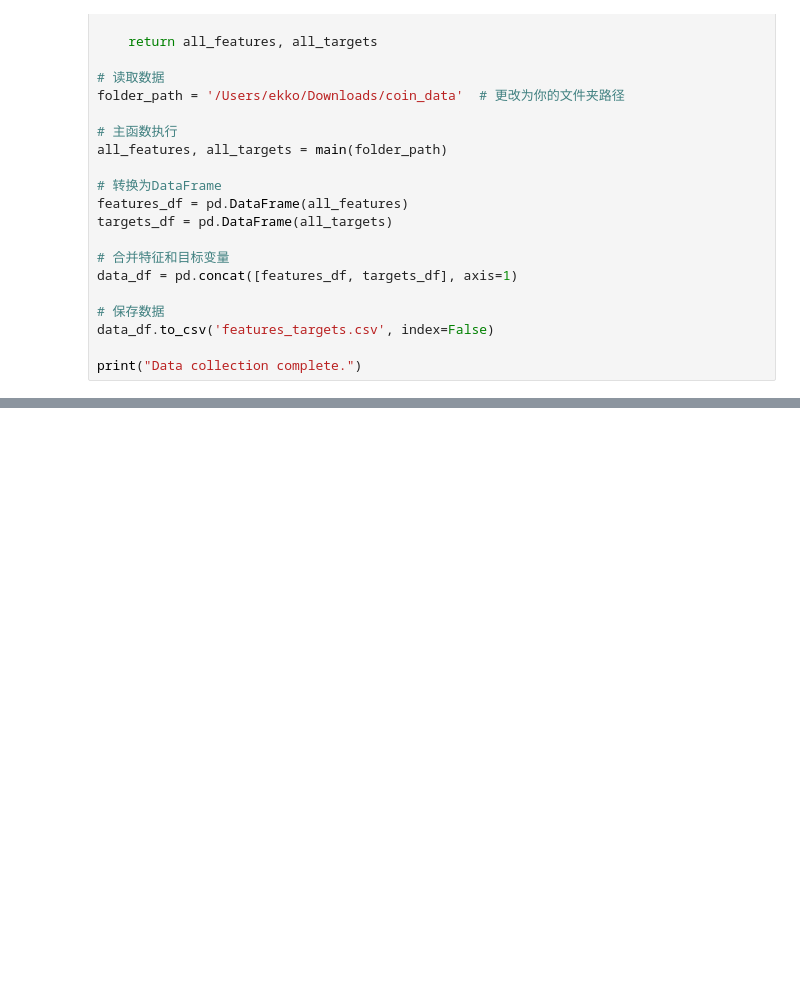
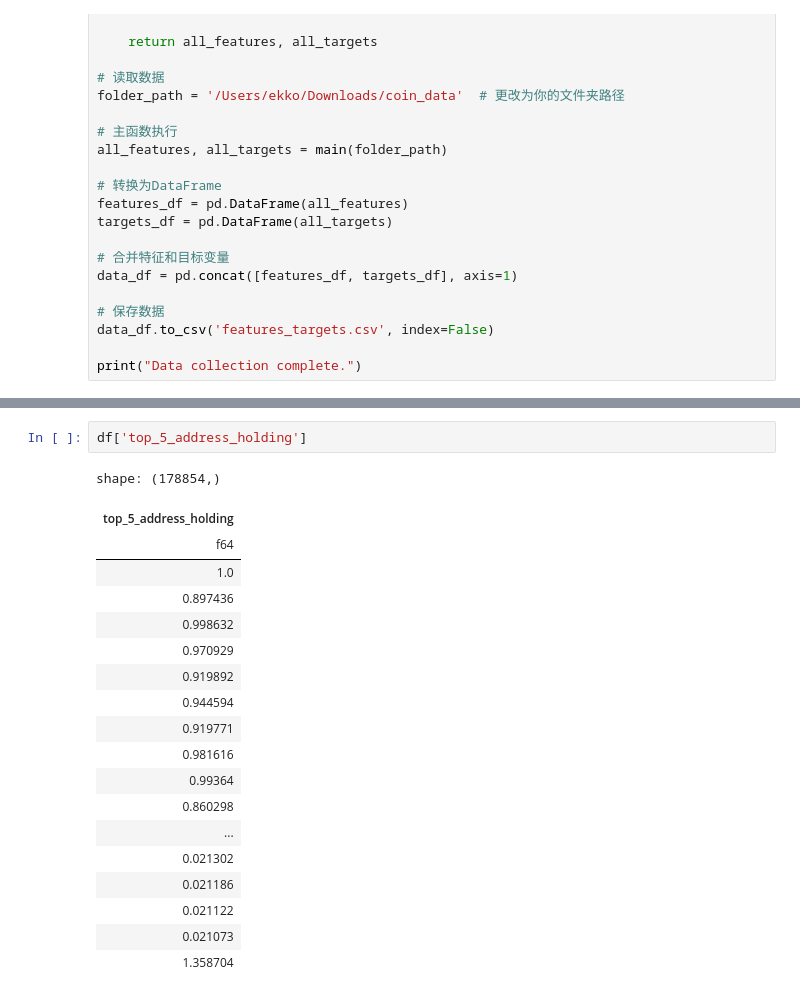
Before and after one commit to aMagicNeko/shitcoin, a Jupyter notebook: shitcoin_analysis/anlysis.ipynb, the cells around one changed output, grey strips where cells are left out. Saved outputs shown, nothing was run; the diff lists cells and outputs as text; blank space fills up the shorter version.

```diff
--- a/shitcoin_analysis/anlysis.ipynb
+++ b/shitcoin_analysis/anlysis.ipynb
@@ -40,0 +166,22 @@ print("Data collection complete.")
+# %%
+df['top_5_address_holding']
+# %% [output]
+shape: (178854,)
+| top_5_address_holding |
+| f64 |
+| 1.0 |
+| 0.897436 |
+| 0.998632 |
+| 0.970929 |
+| 0.919892 |
+| 0.944594 |
+| 0.919771 |
+| 0.981616 |
+| 0.99364 |
+| 0.860298 |
+| ... |
+| 0.021302 |
+| 0.021186 |
+| 0.021122 |
+| 0.021073 |
+| 1.358704 |
```
Also changed, not shown: parts of 8 cells of this notebook, 1 other file.
